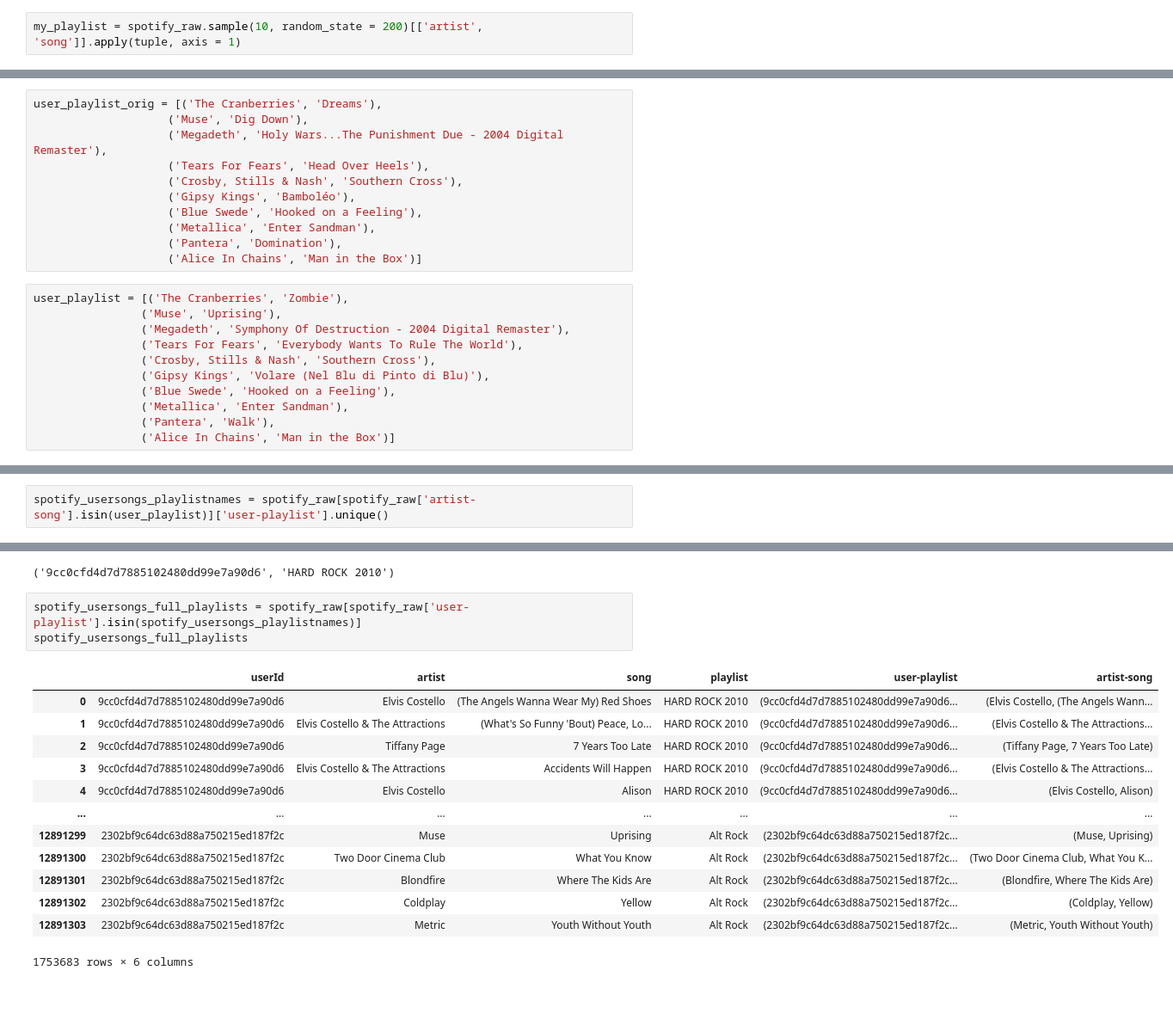
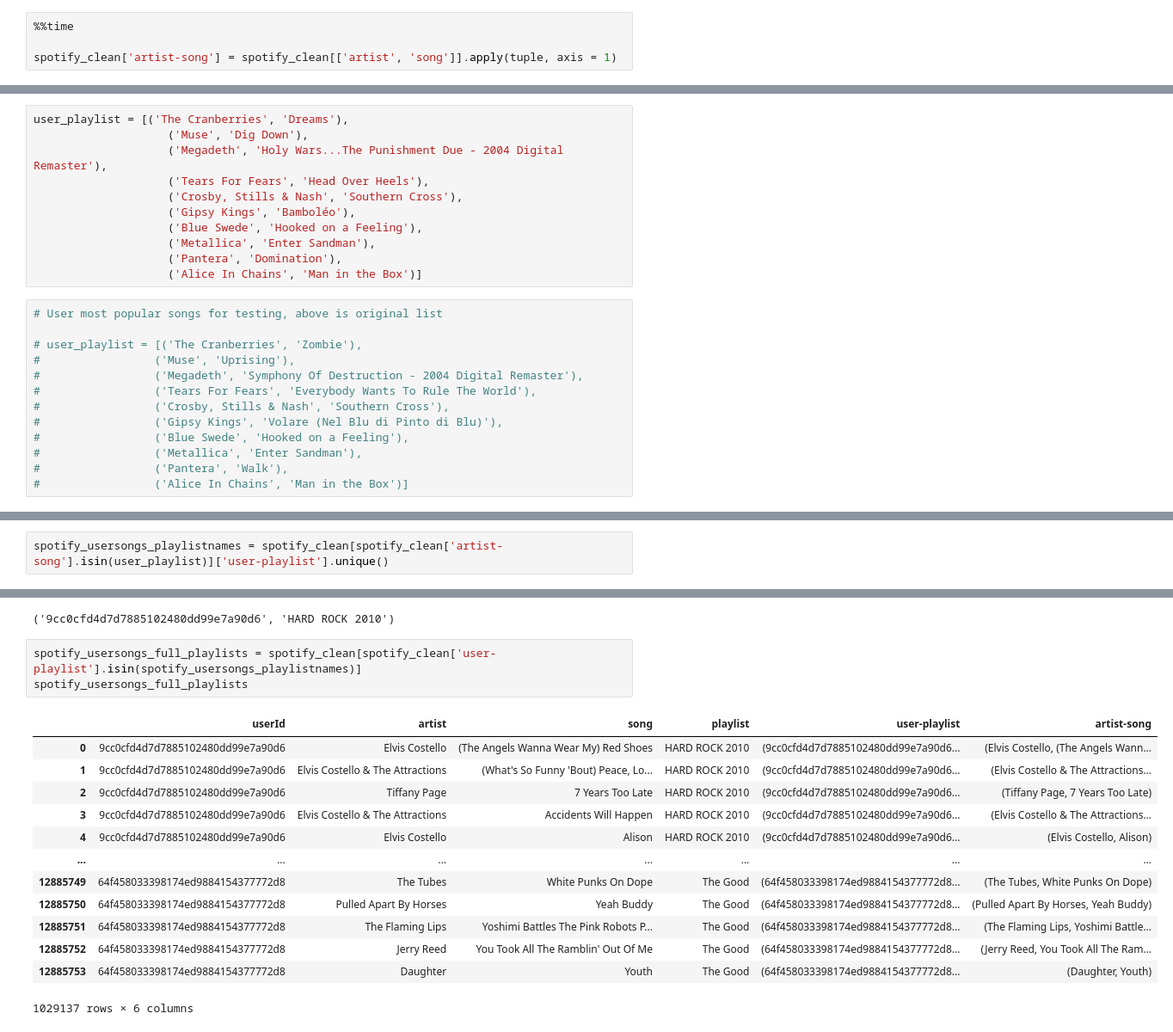
Before and after one commit to doughilton/collaborative-filtering, a Jupyter notebook: Collaborative Filtering Example.ipynb, the cells around one changed output, grey strips where cells are left out. Shown at 86% size. Cells and saved outputs as stored; diff of their text form; blank space fills up the shorter version.

```diff
--- a/Collaborative Filtering Example.ipynb
+++ b/Collaborative Filtering Example.ipynb
@@ -141,2 +134,4 @@ spotify_raw.sample(10, random_state = 100)
 # %%
-my_playlist = spotify_raw.sample(10, random_state = 200)[['artist', 'song']].apply(tuple, axis = 1)
+%%time
+
+spotify_clean['artist-song'] = spotify_clean[['artist', 'song']].apply(tuple, axis = 1)
@@ -207,5 +152,5 @@ list(my_playlist)
 # %%
-user_playlist_orig = [('The Cranberries', 'Dreams'),
+user_playlist = [('The Cranberries', 'Dreams'),
                     ('Muse', 'Dig Down'),
                     ('Megadeth', 'Holy Wars...The Punishment Due - 2004 Digital Remaster'),
                     ('Tears For Fears', 'Head Over Heels'),
@@ -216,16 +161,18 @@ user_playlist_orig = [('The Cranberries', 'Dreams'),
                     ('Pantera', 'Domination'),
                     ('Alice In Chains', 'Man in the Box')]
 # %%
-user_playlist = [('The Cranberries', 'Zombie'),
-                ('Muse', 'Uprising'),
-                ('Megadeth', 'Symphony Of Destruction - 2004 Digital Remaster'),
-                ('Tears For Fears', 'Everybody Wants To Rule The World'),
-                ('Crosby, Stills & Nash', 'Southern Cross'),
-                ('Gipsy Kings', 'Volare (Nel Blu di Pinto di Blu)'),
-                ('Blue Swede', 'Hooked on a Feeling'),
-                ('Metallica', 'Enter Sandman'),
-                ('Pantera', 'Walk'),
-                ('Alice In Chains', 'Man in the Box')]
+# User most popular songs for testing, above is original list
+
+# user_playlist = [('The Cranberries', 'Zombie'),
+#                 ('Muse', 'Uprising'),
+#                 ('Megadeth', 'Symphony Of Destruction - 2004 Digital Remaster'),
+#                 ('Tears For Fears', 'Everybody Wants To Rule The World'),
+#                 ('Crosby, Stills & Nash', 'Southern Cross'),
+#                 ('Gipsy Kings', 'Volare (Nel Blu di Pinto di Blu)'),
+#                 ('Blue Swede', 'Hooked on a Feeling'),
+#                 ('Metallica', 'Enter Sandman'),
+#                 ('Pantera', 'Walk'),
+#                 ('Alice In Chains', 'Man in the Box')]
 # %%
 user_playlist
 # %% [output]
@@ -269,7 +215,7 @@ Name: artist-song, dtype: int64
  'Pantera',
  'Alice In Chains']
 # %%
-spotify_usersongs_playlistnames = spotify_raw[spotify_raw['artist-song'].isin(user_playlist)]['user-playlist'].unique()
+spotify_usersongs_playlistnames = spotify_clean[spotify_clean['artist-song'].isin(user_playlist)]['user-playlist'].unique()
 # %%
 len(spotify_usersongs_playlistnames)
 # %% [output]
@@ -279,20 +225,20 @@ spotify_usersongs_playlistnames[0]
 # %% [output]
 ('9cc0cfd4d7d7885102480dd99e7a90d6', 'HARD ROCK 2010')
 # %%
-spotify_usersongs_full_playlists = spotify_raw[spotify_raw['user-playlist'].isin(spotify_usersongs_playlistnames)]
+spotify_usersongs_full_playlists = spotify_clean[spotify_clean['user-playlist'].isin(spotify_usersongs_playlistnames)]
 spotify_usersongs_full_playlists
 # %% [output]
 |  | userId | artist | song | playlist | user-playlist | artist-song |
 | 0 | 9cc0cfd4d7d7885102480dd99e7a90d6 | Elvis Costello | (The Angels Wanna Wear My) Red Shoes | HARD ROCK 2010 | (9cc0cfd4d7d7885102480dd99e7a90d6... | (Elvis Costello, (The Angels Wann... |
 | 1 | 9cc0cfd4d7d7885102480dd99e7a90d6 | Elvis Costello & The Attractions | (What's So Funny 'Bout) Peace, Lo... | HARD ROCK 2010 | (9cc0cfd4d7d7885102480dd99e7a90d6... | (Elvis Costello & The Attractions... |
 | 2 | 9cc0cfd4d7d7885102480dd99e7a90d6 | Tiffany Page | 7 Years Too Late | HARD ROCK 2010 | (9cc0cfd4d7d7885102480dd99e7a90d6... | (Tiffany Page, 7 Years Too Late) |
 | 3 | 9cc0cfd4d7d7885102480dd99e7a90d6 | Elvis Costello & The Attractions | Accidents Will Happen | HARD ROCK 2010 | (9cc0cfd4d7d7885102480dd99e7a90d6... | (Elvis Costello & The Attractions... |
 | 4 | 9cc0cfd4d7d7885102480dd99e7a90d6 | Elvis Costello | Alison | HARD ROCK 2010 | (9cc0cfd4d7d7885102480dd99e7a90d6... | (Elvis Costello, Alison) |
 | ... | ... | ... | ... | ... | ... | ... |
-| 12891299 | 2302bf9c64dc63d88a750215ed187f2c | Muse | Uprising | Alt Rock | (2302bf9c64dc63d88a750215ed187f2c... | (Muse, Uprising) |
-| 12891300 | 2302bf9c64dc63d88a750215ed187f2c | Two Door Cinema Club | What You Know | Alt Rock | (2302bf9c64dc63d88a750215ed187f2c... | (Two Door Cinema Club, What You K... |
-| 12891301 | 2302bf9c64dc63d88a750215ed187f2c | Blondfire | Where The Kids Are | Alt Rock | (2302bf9c64dc63d88a750215ed187f2c... | (Blondfire, Where The Kids Are) |
-| 12891302 | 2302bf9c64dc63d88a750215ed187f2c | Coldplay | Yellow | Alt Rock | (2302bf9c64dc63d88a750215ed187f2c... | (Coldplay, Yellow) |
-| 12891303 | 2302bf9c64dc63d88a750215ed187f2c | Metric | Youth Without Youth | Alt Rock | (2302bf9c64dc63d88a750215ed187f2c... | (Metric, Youth Without Youth) |
+| 12885749 | 64f458033398174ed9884154377772d8 | The Tubes | White Punks On Dope | The Good | (64f458033398174ed9884154377772d8... | (The Tubes, White Punks On Dope) |
+| 12885750 | 64f458033398174ed9884154377772d8 | Pulled Apart By Horses | Yeah Buddy | The Good | (64f458033398174ed9884154377772d8... | (Pulled Apart By Horses, Yeah Buddy) |
+| 12885751 | 64f458033398174ed9884154377772d8 | The Flaming Lips | Yoshimi Battles The Pink Robots P... | The Good | (64f458033398174ed9884154377772d8... | (The Flaming Lips, Yoshimi Battle... |
+| 12885752 | 64f458033398174ed9884154377772d8 | Jerry Reed | You Took All The Ramblin' Out Of Me | The Good | (64f458033398174ed9884154377772d8... | (Jerry Reed, You Took All The Ram... |
+| 12885753 | 64f458033398174ed9884154377772d8 | Daughter | Youth | The Good | (64f458033398174ed9884154377772d8... | (Daughter, Youth) |
-1753683 rows × 6 columns
+1029137 rows × 6 columns
 # %%
```
Also changed, not shown: parts of 33 cells of this notebook.
